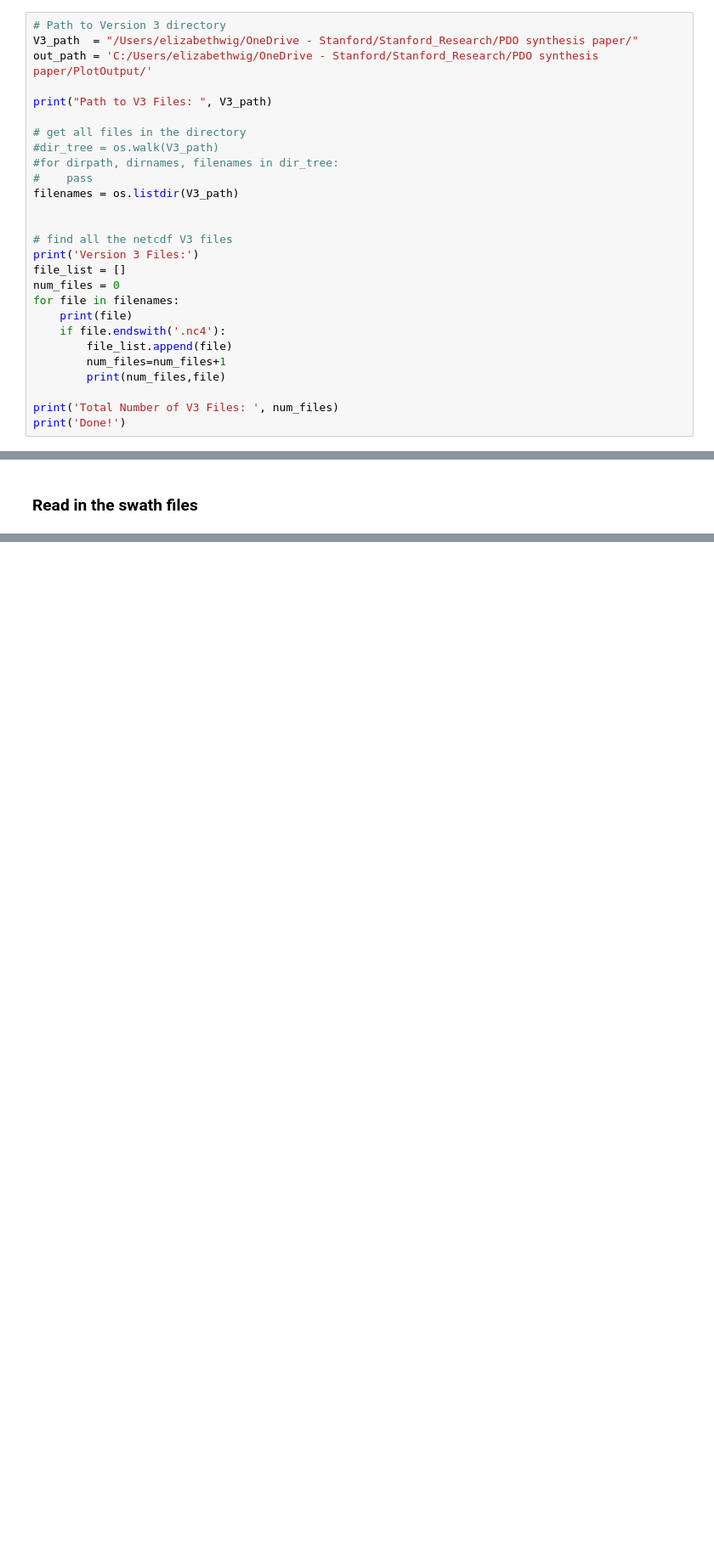
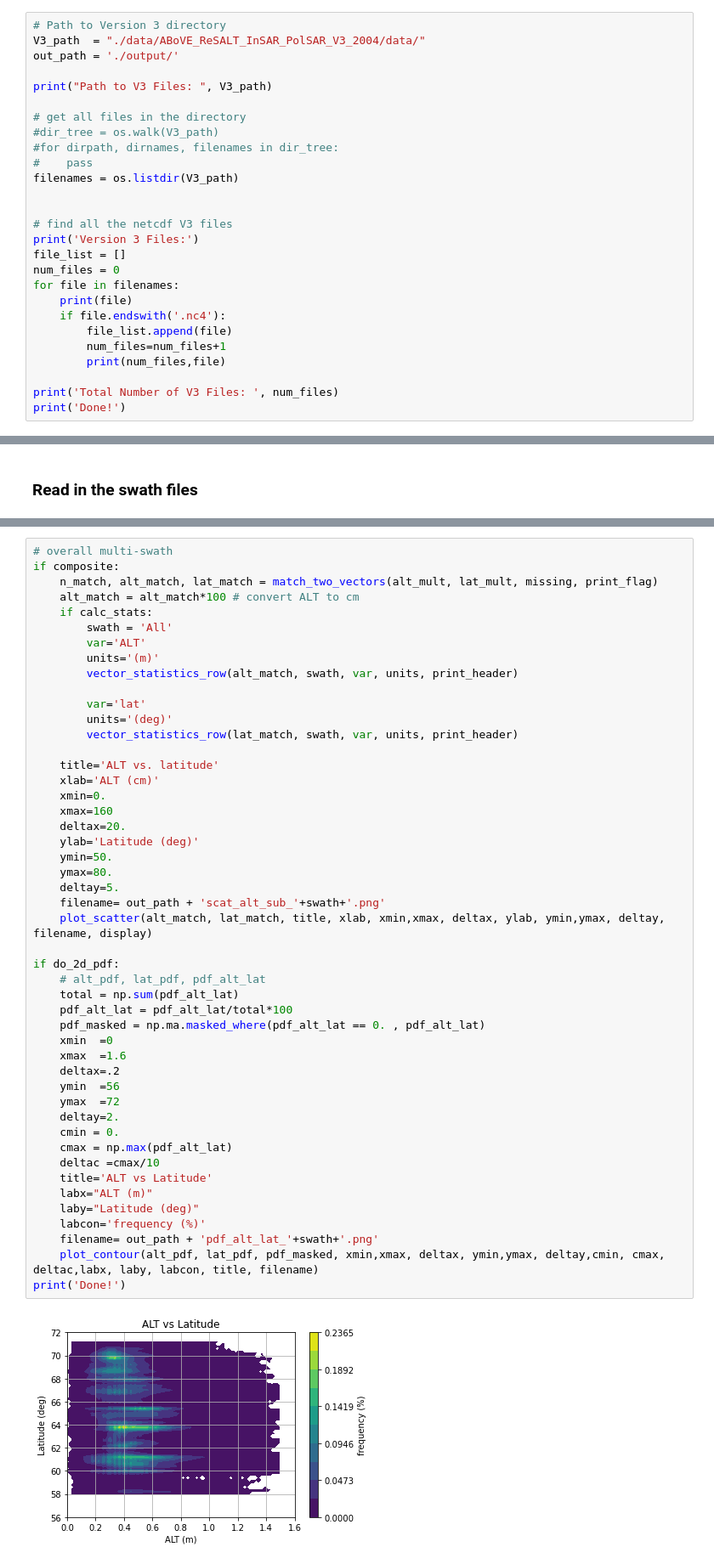
Before and after one commit to mmorphew/ess_224_project, a Jupyter notebook: PDO_Paper.ipynb, the cells around one changed output, grey strips where cells are left out. Shown: that part at 85% size. Saved outputs shown, nothing was run; the diff lists cells and outputs as text; blank space fills up the shorter version.

```diff
--- a/PDO_Paper.ipynb
+++ b/PDO_Paper.ipynb
@@ -25,8 +25,8 @@ from collections import OrderedDict
 ### Set Directory and Get List of Files
 # %%
 # Path to Version 3 directory
-V3_path  = "/Users/elizabethwig/OneDrive - Stanford/Stanford_Research/PDO synthesis paper/"
-out_path = 'C:/Users/elizabethwig/OneDrive - Stanford/Stanford_Research/PDO synthesis paper/PlotOutput/'
+V3_path  = "./data/ABoVE_ReSALT_InSAR_PolSAR_V3_2004/data/"
+out_path = './output/'
 
 print("Path to V3 Files: ", V3_path)
 
@@ -648 +664,51 @@ FileNotFoundError: [Errno 2] No such file or directory: 'C:/Users/elizabethwig/O
 [figure]
+# %%
+# overall multi-swath
+if composite:
+    n_match, alt_match, lat_match = match_two_vectors(alt_mult, lat_mult, missing, print_flag)
+    alt_match = alt_match*100 # convert ALT to cm
+    if calc_stats:
+        swath = 'All'
+        var='ALT'
+        units='(m)'
+        vector_statistics_row(alt_match, swath, var, units, print_header)
+
+        var='lat'
+        units='(deg)'
+        vector_statistics_row(lat_match, swath, var, units, print_header)
+
+    title='ALT vs. latitude'
+    xlab='ALT (cm)'
+    xmin=0.
+    xmax=160
+    deltax=20.
+    ylab='Latitude (deg)'
+    ymin=50.
+    ymax=80.
+    deltay=5.
+    filename= out_path + 'scat_alt_sub_'+swath+'.png'
+    plot_scatter(alt_match, lat_match, title, xlab, xmin,xmax, deltax, ylab, ymin,ymax, deltay, filename, display)
+
+if do_2d_pdf:
+    # alt_pdf, lat_pdf, pdf_alt_lat
+    total = np.sum(pdf_alt_lat)
+    pdf_alt_lat = pdf_alt_lat/total*100
+    pdf_masked = np.ma.masked_where(pdf_alt_lat == 0. , pdf_alt_lat)
+    xmin  =0
+    xmax  =1.6
+    deltax=.2
+    ymin  =56
+    ymax  =72
+    deltay=2.
+    cmin = 0.
+    cmax = np.max(pdf_alt_lat)
+    deltac =cmax/10
+    title='ALT vs Latitude'
+    labx="ALT (m)"
+    laby="Latitude (deg)"
+    labcon='frequency (%)'
+    filename= out_path + 'pdf_alt_lat_'+swath+'.png'
+    plot_contour(alt_pdf, lat_pdf, pdf_masked, xmin,xmax, deltax, ymin,ymax, deltay,cmin, cmax, deltac,labx, laby, labcon, title, filename)
+print('Done!')
+# %% [output]
+[figure, added]
```
Also changed, not shown: parts of 7 cells of this notebook, 3 other files.
